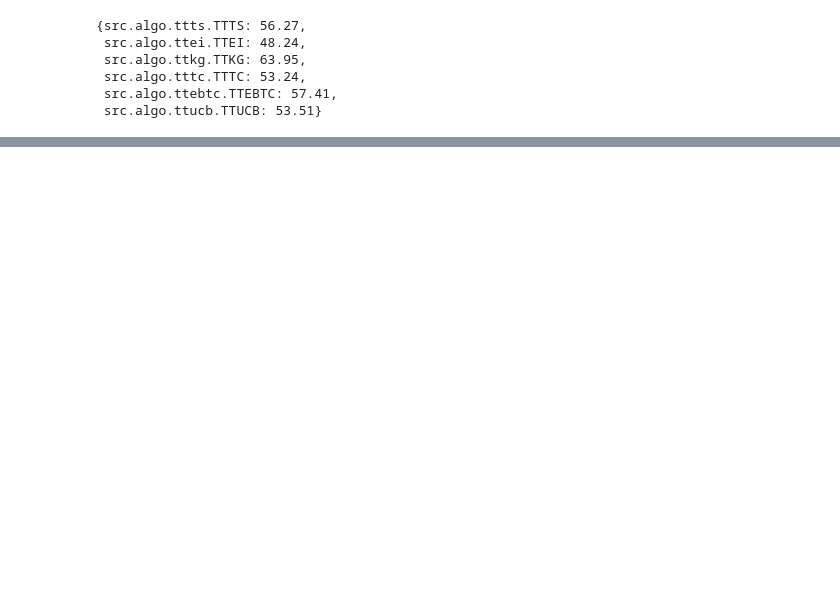
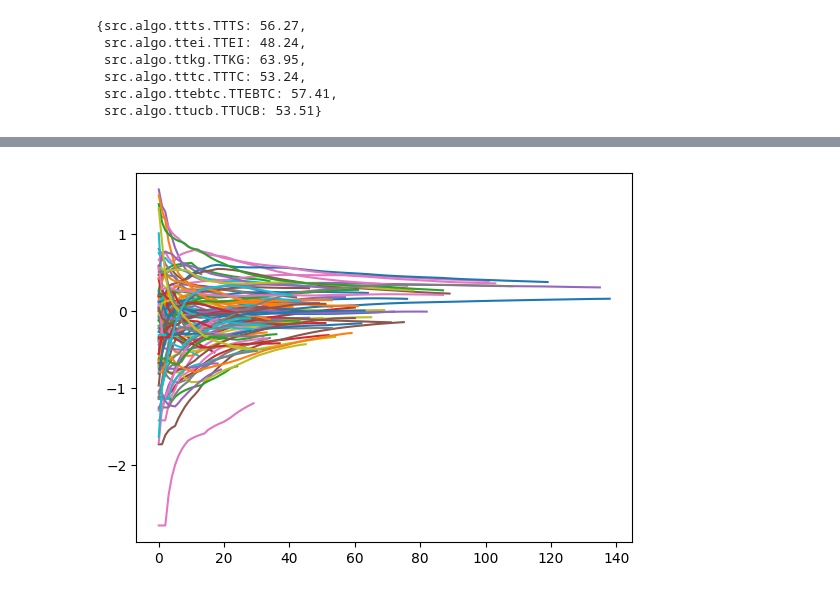
Before and after one commit to JasonCP14/multi-armed-bandits, a Jupyter notebook: notebook.ipynb, the cells around one changed output, grey strips where cells are left out. Cells and saved outputs as stored; diff of their text form; code cells hidden in the pictures; blank space fills up the shorter version.

```diff
--- a/notebook.ipynb
+++ b/notebook.ipynb
@@ -70,0 +83,6 @@ all_iters
+# %%
+for line in all_sr[TTEI]:
+    plt.plot(line)
+plt.show()
+# %% [output]
+[figure, added]
```
Also changed, not shown: parts of 8 cells of this notebook, 2 other files.
